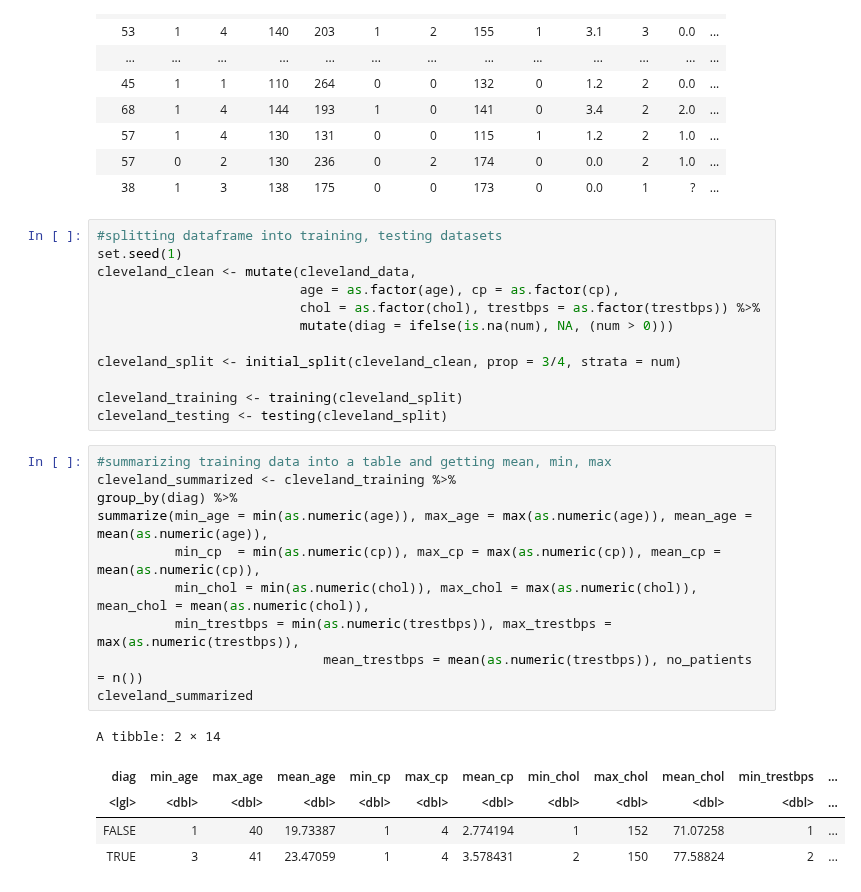
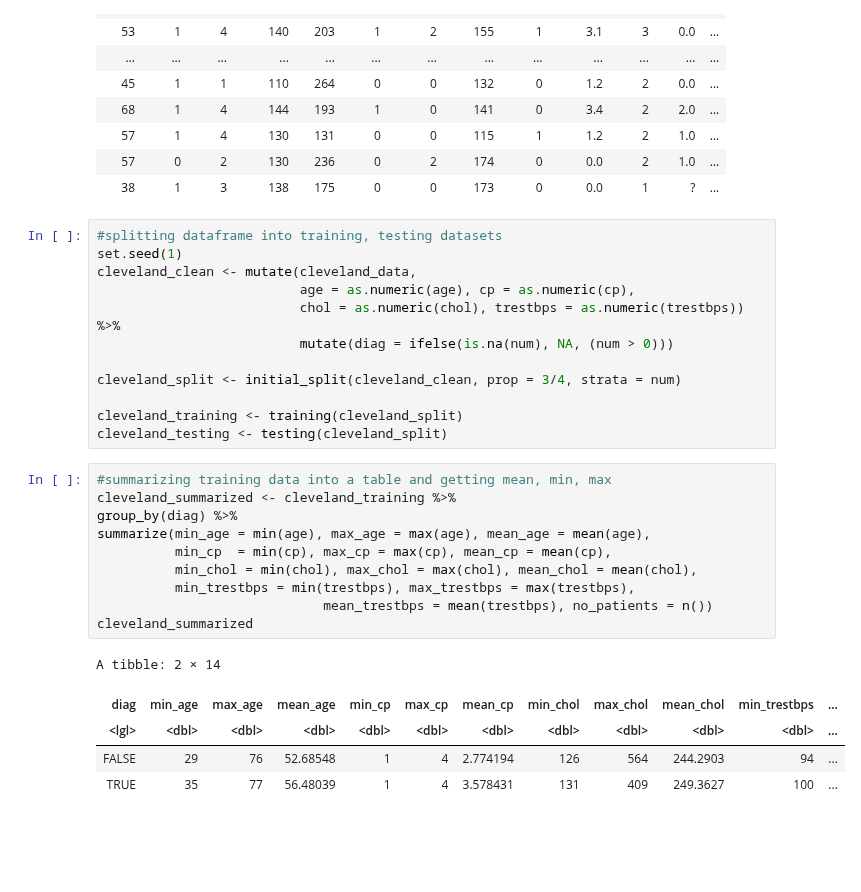
Before and after one commit to ibrahim1623/DSCI-100-Project, a Jupyter notebook: AndysFile.ipynb, the cells around one changed output. Drawn from its saved outputs; the diff is of its cells as text; blank space fills up the shorter version.

Commit message:
TABLE AND GRAPHS WOOO

```diff
--- a/AndysFile.ipynb
+++ b/AndysFile.ipynb
@@ -63,8 +63,8 @@ A spec_tbl_df: 303 × 14
 #splitting dataframe into training, testing datasets
 set.seed(1)
 cleveland_clean <- mutate(cleveland_data,
-                          age = as.factor(age), cp = as.factor(cp),
-                          chol = as.factor(chol), trestbps = as.factor(trestbps)) %>%
+                          age = as.numeric(age), cp = as.numeric(cp),
+                          chol = as.numeric(chol), trestbps = as.numeric(trestbps)) %>%
                           mutate(diag = ifelse(is.na(num), NA, (num > 0)))
 
 cleveland_split <- initial_split(cleveland_clean, prop = 3/4, strata = num)
@@ -74,16 +74,16 @@ cleveland_testing <- testing(cleveland_split)
 # %%
 #summarizing training data into a table and getting mean, min, max
 cleveland_summarized <- cleveland_training %>%
 group_by(diag) %>%
-summarize(min_age = min(as.numeric(age)), max_age = max(as.numeric(age)), mean_age = mean(as.numeric(age)),
-          min_cp  = min(as.numeric(cp)), max_cp = max(as.numeric(cp)), mean_cp = mean(as.numeric(cp)),
-          min_chol = min(as.numeric(chol)), max_chol = max(as.numeric(chol)), mean_chol = mean(as.numeric(chol)),
-          min_trestbps = min(as.numeric(trestbps)), max_trestbps = max(as.numeric(trestbps)),
-                             mean_trestbps = mean(as.numeric(trestbps)), no_patients = n())
+summarize(min_age = min(age), max_age = max(age), mean_age = mean(age),
+          min_cp  = min(cp), max_cp = max(cp), mean_cp = mean(cp),
+          min_chol = min(chol), max_chol = max(chol), mean_chol = mean(chol),
+          min_trestbps = min(trestbps), max_trestbps = max(trestbps),
+                             mean_trestbps = mean(trestbps), no_patients = n())
 cleveland_summarized
 # %% [output]
 A tibble: 2 × 14
 | diag | min_age | max_age | mean_age | min_cp | max_cp | mean_cp | min_chol | max_chol | mean_chol | min_trestbps | ... |
 | <lgl> | <dbl> | <dbl> | <dbl> | <dbl> | <dbl> | <dbl> | <dbl> | <dbl> | <dbl> | <dbl> | ... |
-| FALSE | 1 | 40 | 19.73387 | 1 | 4 | 2.774194 | 1 | 152 | 71.07258 | 1 | ... |
-| TRUE | 3 | 41 | 23.47059 | 1 | 4 | 3.578431 | 2 | 150 | 77.58824 | 2 | ... |
+| FALSE | 29 | 76 | 52.68548 | 1 | 4 | 2.774194 | 126 | 564 | 244.2903 | 94 | ... |
+| TRUE | 35 | 77 | 56.48039 | 1 | 4 | 3.578431 | 131 | 409 | 249.3627 | 100 | ... |
```
Also changed, not shown: parts of 2 cells of this notebook.
